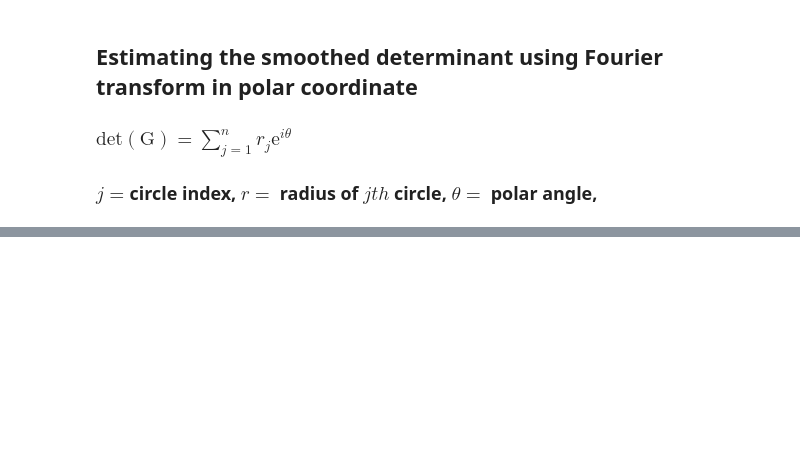
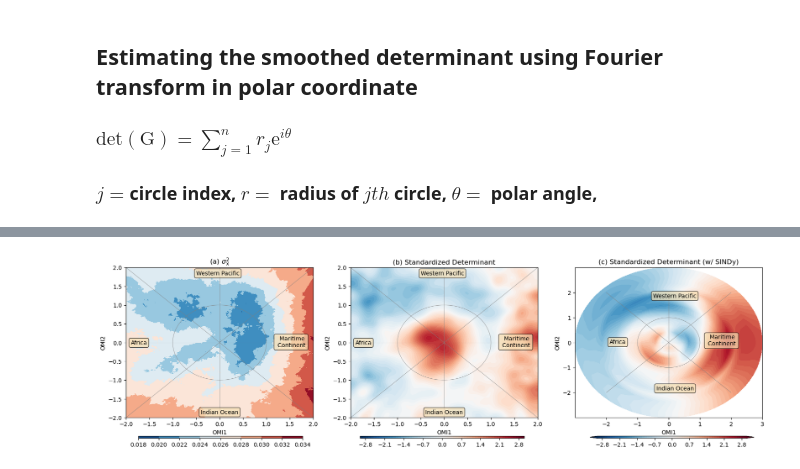
Before and after one commit to kuiper2000/Liouville_Model_Repository, a Jupyter notebook: MJO_Liouville_LIM3.ipynb, the cells around one changed output, grey strips where cells are left out. Saved outputs shown, nothing was run; the diff lists cells and outputs as text; code cells hidden in the pictures; blank space fills up the shorter version.

```diff
--- a/MJO_Liouville_LIM3.ipynb
+++ b/MJO_Liouville_LIM3.ipynb
@@ -194,0 +209,96 @@ plt.colorbar(cs)
+# %%
+
+# making plot
+fig = plt.figure(figsize=(20, 5))
+ax1 = plt.subplot(1,3,1)
+#plt.contour(gaussian_filter(det_record[:,:,0],sigma=10))
+cs2 = plt.contourf(xi,zi,epsilon_squared[:,:,0,0]+epsilon_squared[:,:,1,1],cmap='RdBu_r')
+#
+def xy(r,phi):
+      return r*np.cos(phi), r*np.sin(phi)
+
+phis=np.arange(0,6.28,0.01)
+r =1.
+ax1.plot( *xy(r,phis), c='gray',ls='-',linewidth=0.5)
+ax1.plot(np.arange(-2,2.1,0.1), np.arange(-2,2.1,0.1),'gray',linewidth=0.5)
+ax1.plot(-np.arange(-2,2.1,0.1), np.arange(-2,2.1,0.1),'gray' ,linewidth=0.5)
+ax1.plot(np.arange(-2,2.1,0.1)*0, np.arange(-2,2.1,0.1),'gray' ,linewidth=0.5)
+ax1.plot(np.arange(-2,2.1,0.1), np.arange(-2,2.1,0.1)*0,'gray' ,linewidth=0.5)
+ax1.set_xlabel('OMI1')
+ax1.set_ylabel('OMI2')
+props = dict(boxstyle='round', facecolor='wheat', alpha=0.7)
+ax1.text(-1.9,-0.05,'Africa', fontsize=10,bbox=props)
+ax1.text(-0.4,-1.9,'Indian Ocean', fontsize=10,bbox=props)
+ax1.text(1.2,-0.12,'  Maritime \n Continent', fontsize=10,bbox=props)
+ax1.text(-0.5,1.8,'Western Pacific', fontsize=10,bbox=props)
+ax1.set_title(r'(a) $\sigma_\mathrm{x}^{2}$')
+
+
+cbar_ax = fig.add_axes([0.14, 0.05, 0.2, 0.01])
+cbar2   = fig.colorbar(cs2, cax=cbar_ax,orientation='horizontal')
+
+# cbar_ax.text(-0.1,  0.5,r'$\sigma_\mathrm{x}$', transform=cbar_ax.transAxes, fontsize=14,
+#         verticalalignment='top')
+
+############################################
+ax1 = plt.subplot(1,3,2)
+template = (det_LIM_grid-np.nanmean(det_LIM_grid))/np.std(det_LIM_grid)
+#plt.contour(gaussian_filter(template,sigma=10))
+cs2=plt.contourf(xi,zi,gaussian_filter(template,sigma=10),levels=np.arange(-3,3.1,0.1),extned='both',cmap='RdBu_r')
+#
+def xy(r,phi):
+      return r*np.cos(phi), r*np.sin(phi)
+
+phis=np.arange(0,6.28,0.01)
+r =1.
+ax1.plot( *xy(r,phis), c='gray',ls='-',linewidth=0.5)
+ax1.plot(np.arange(-2,2.1,0.1), np.arange(-2,2.1,0.1),'gray',linewidth=0.5)
+ax1.plot(-np.arange(-2,2.1,0.1), np.arange(-2,2.1,0.1),'gray' ,linewidth=0.5)
+ax1.plot(np.arange(-2,2.1,0.1)*0, np.arange(-2,2.1,0.1),'gray' ,linewidth=0.5)
+ax1.plot(np.arange(-2,2.1,0.1), np.arange(-2,2.1,0.1)*0,'gray' ,linewidth=0.5)
+ax1.set_xlabel('OMI1')
+ax1.set_ylabel('OMI2')
+props = dict(boxstyle='round', facecolor='wheat', alpha=0.7)
+ax1.text(-1.9,-0.05,'Africa', fontsize=10,bbox=props)
+ax1.text(-0.4,-1.9,'Indian Ocean', fontsize=10,bbox=props)
+ax1.text(1.2,-0.12,'  Maritime \n Continent', fontsize=10,bbox=props)
+ax1.text(-0.5,1.8,'Western Pacific', fontsize=10,bbox=props)
+ax1.set_title('(b) Standardized Determinant')
+
+cbar_ax = fig.add_axes([0.41, 0.05, 0.2, 0.01])
+cbar2   = fig.colorbar(cs2, cax=cbar_ax,orientation='horizontal')
+
+
+
+########################################
+ax1 = plt.subplot(1,3,3)
+#plt.contour(gaussian_filter(det_record[:,:,0],sigma=10))
+#cs2=plt.contourf(xi,zi,det_SINDy,np.arange(-3,3.1,0.1),cmap='RdBu_r')
+cs2=plt.contourf(x_ref,y_ref,det_polar_anomaly/np.std(det_polar_anomaly),levels=np.arange(-3,3.1,0.1),cmap='RdBu_r',extend='both')
+#
+def xy(r,phi):
+      return r*np.cos(phi), r*np.sin(phi)
+
+phis=np.arange(0,6.28,0.01)
+r =1.
+ax1.plot( *xy(r,phis), c='gray',ls='-',linewidth=0.5)
+ax1.plot(np.arange(-2,2.1,0.1), np.arange(-2,2.1,0.1),'gray',linewidth=0.5)
+ax1.plot(-np.arange(-2,2.1,0.1), np.arange(-2,2.1,0.1),'gray' ,linewidth=0.5)
+ax1.plot(np.arange(-2,2.1,0.1)*0, np.arange(-2,2.1,0.1),'gray' ,linewidth=0.5)
+ax1.plot(np.arange(-2,2.1,0.1), np.arange(-2,2.1,0.1)*0,'gray' ,linewidth=0.5)
+ax1.set_xlabel('OMI1')
+ax1.set_ylabel('OMI2')
+props = dict(boxstyle='round', facecolor='wheat', alpha=0.7)
+ax1.text(-1.9,-0.05,'Africa', fontsize=10,bbox=props)
+ax1.text(-0.4,-1.9,'Indian Ocean', fontsize=10,bbox=props)
+ax1.text(1.2,-0.12,'  Maritime \n Continent', fontsize=10,bbox=props)
+ax1.text(-0.5,1.8,'Western Pacific', fontsize=10,bbox=props)
+ax1.set_title('(c) Standardized Determinant (w/ SINDy)')
+fig.subplots_adjust(bottom=0.15)
+cbar_ax = fig.add_axes([0.69, 0.05, 0.2, 0.01])
+cbar2   = fig.colorbar(cs2, cax=cbar_ax,orientation='horizontal', pad=0.1)
+
+cbar_ax.text(-0.1,  -0.5,' ', transform=cbar_ax.transAxes, fontsize=14, verticalalignment='top')
+fig.savefig('residual_variance.png', dpi=300)
+# %% [output]
+[figure, added]
```
Also changed, not shown: parts of 28 cells of this notebook, 2 other files.
